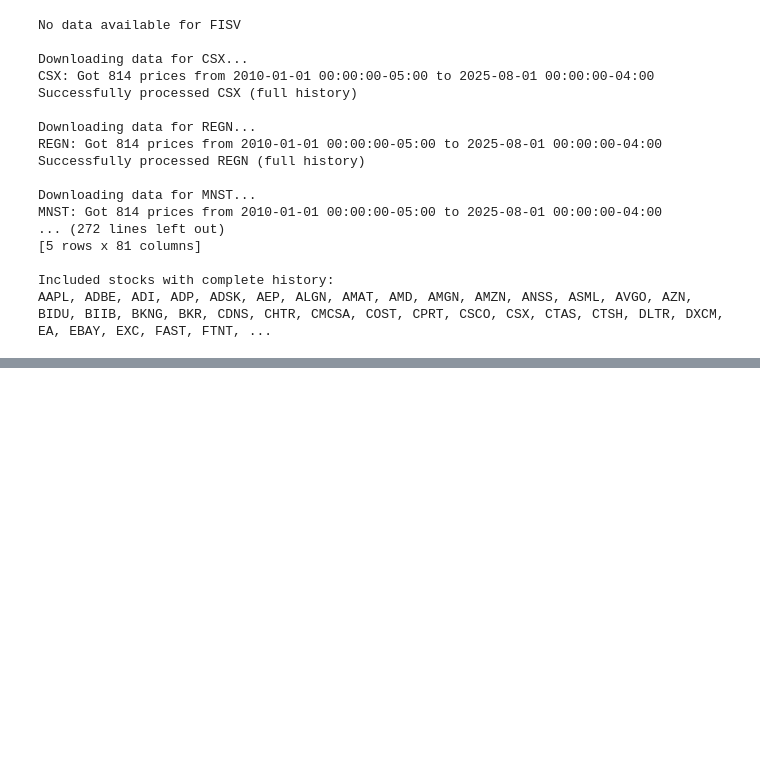
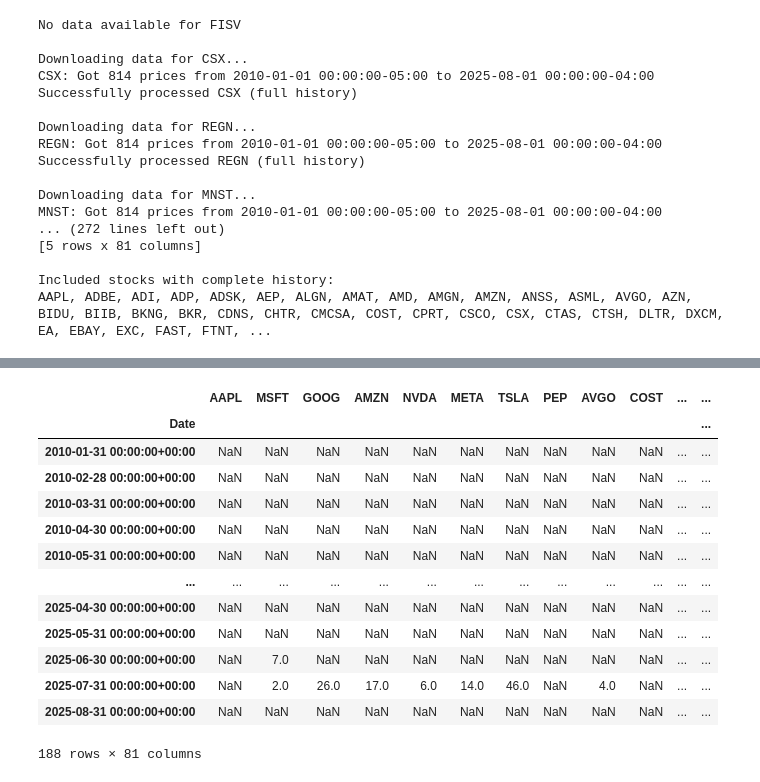
Before and after one commit to chielgroen1998/RAAM, a Jupyter notebook: RAAM_(RSI).ipynb, the cells around one changed output, grey strips where cells are left out. Saved outputs shown, nothing was run; the diff lists cells and outputs as text; code cells hidden in the pictures; blank space fills up the shorter version.

```diff
--- a/RAAM_(RSI).ipynb
+++ b/RAAM_(RSI).ipynb
@@ -303,21 +342,36 @@ ranked_rsi
 # %%
 ranking_weights = pd.Series({
-    'Momentum Score': 1,
-    'RSI Score': 0,
+    'Momentum Score': 0,
+    'RSI Score': 1,
     'Volatility Score': 0,
     'Correlation Score': 0
 })
 
 weighted_momentum = ranked_momentum * ranking_weights['Momentum Score']
 weighted_rsi = ranked_rsi * ranking_weights['RSI Score']
 weighted_volatility = ranked_volatility * ranking_weights['Volatility Score']
 weighted_correlation = ranked_correlation * ranking_weights['Correlation Score']
 
 cumulative_score = weighted_momentum + weighted_rsi + weighted_volatility + weighted_correlation
 
 cumulative_score.to_csv('cumscore.csv', index=True)
 
 cumulative_score
+# %% [output]
+|  | AAPL | MSFT | GOOG | AMZN | NVDA | META | TSLA | PEP | AVGO | COST | ... | ... |
+| Date |  |  |  |  |  |  |  |  |  |  |  | ... |
+| 2010-01-31 00:00:00+00:00 | NaN | NaN | NaN | NaN | NaN | NaN | NaN | NaN | NaN | NaN | ... | ... |
+| 2010-02-28 00:00:00+00:00 | NaN | NaN | NaN | NaN | NaN | NaN | NaN | NaN | NaN | NaN | ... | ... |
+| 2010-03-31 00:00:00+00:00 | NaN | NaN | NaN | NaN | NaN | NaN | NaN | NaN | NaN | NaN | ... | ... |
+| 2010-04-30 00:00:00+00:00 | NaN | NaN | NaN | NaN | NaN | NaN | NaN | NaN | NaN | NaN | ... | ... |
+| 2010-05-31 00:00:00+00:00 | NaN | NaN | NaN | NaN | NaN | NaN | NaN | NaN | NaN | NaN | ... | ... |
+| ... | ... | ... | ... | ... | ... | ... | ... | ... | ... | ... | ... | ... |
+| 2025-04-30 00:00:00+00:00 | NaN | NaN | NaN | NaN | NaN | NaN | NaN | NaN | NaN | NaN | ... | ... |
+| 2025-05-31 00:00:00+00:00 | NaN | NaN | NaN | NaN | NaN | NaN | NaN | NaN | NaN | NaN | ... | ... |
+| 2025-06-30 00:00:00+00:00 | NaN | 7.0 | NaN | NaN | NaN | NaN | NaN | NaN | NaN | NaN | ... | ... |
+| 2025-07-31 00:00:00+00:00 | NaN | 2.0 | 26.0 | 17.0 | 6.0 | 14.0 | 46.0 | NaN | 4.0 | NaN | ... | ... |
+| 2025-08-31 00:00:00+00:00 | NaN | NaN | NaN | NaN | NaN | NaN | NaN | NaN | NaN | NaN | ... | ... |
+188 rows × 81 columns
 # %%
 import pandas as pd
 
```
Also changed, not shown: parts of 11 cells of this notebook.
